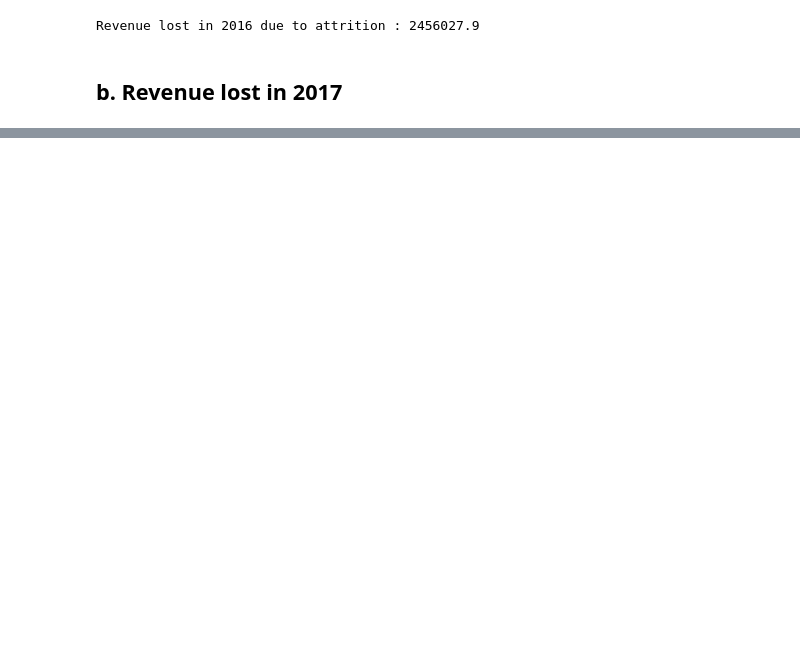
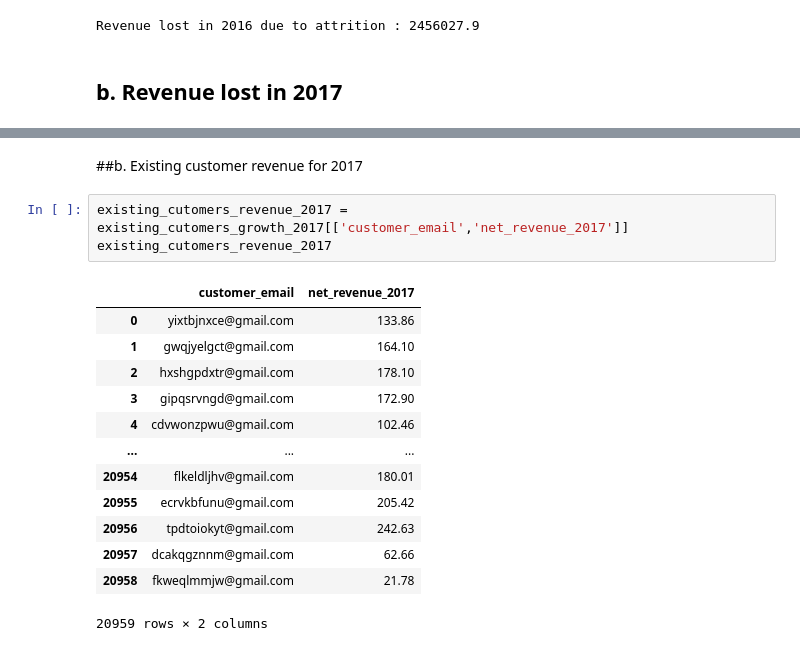
Before and after one commit to saishdesai23/Customer-Order-Analysis, a Jupyter notebook: case_study_2.ipynb, the cells around one changed output, grey strips where cells are left out. Drawn from its saved outputs; the diff is of its cells as text; blank space fills up the shorter version.

```diff
--- a/case_study_2.ipynb
+++ b/case_study_2.ipynb
@@ -187,0 +211,19 @@ Revenue lost in 2017 due to attrition : 868535.01
+# %% [markdown]
+##b. Existing customer revenue for 2017
+# %%
+existing_cutomers_revenue_2017 = existing_cutomers_growth_2017[['customer_email','net_revenue_2017']]
+existing_cutomers_revenue_2017
+# %% [output]
+|  | customer_email | net_revenue_2017 |
+| 0 | yixtbjnxce@gmail.com | 133.86 |
+| 1 | gwqjyelgct@gmail.com | 164.10 |
+| 2 | hxshgpdxtr@gmail.com | 178.10 |
+| 3 | gipqsrvngd@gmail.com | 172.90 |
+| 4 | cdvwonzpwu@gmail.com | 102.46 |
+| ... | ... | ... |
+| 20954 | flkeldljhv@gmail.com | 180.01 |
+| 20955 | ecrvkbfunu@gmail.com | 205.42 |
+| 20956 | tpdtoiokyt@gmail.com | 242.63 |
+| 20957 | dcakqgznnm@gmail.com | 62.66 |
+| 20958 | fkweqlmmjw@gmail.com | 21.78 |
+20959 rows × 2 columns
```
Also changed, not shown: parts of 18 cells of this notebook.
